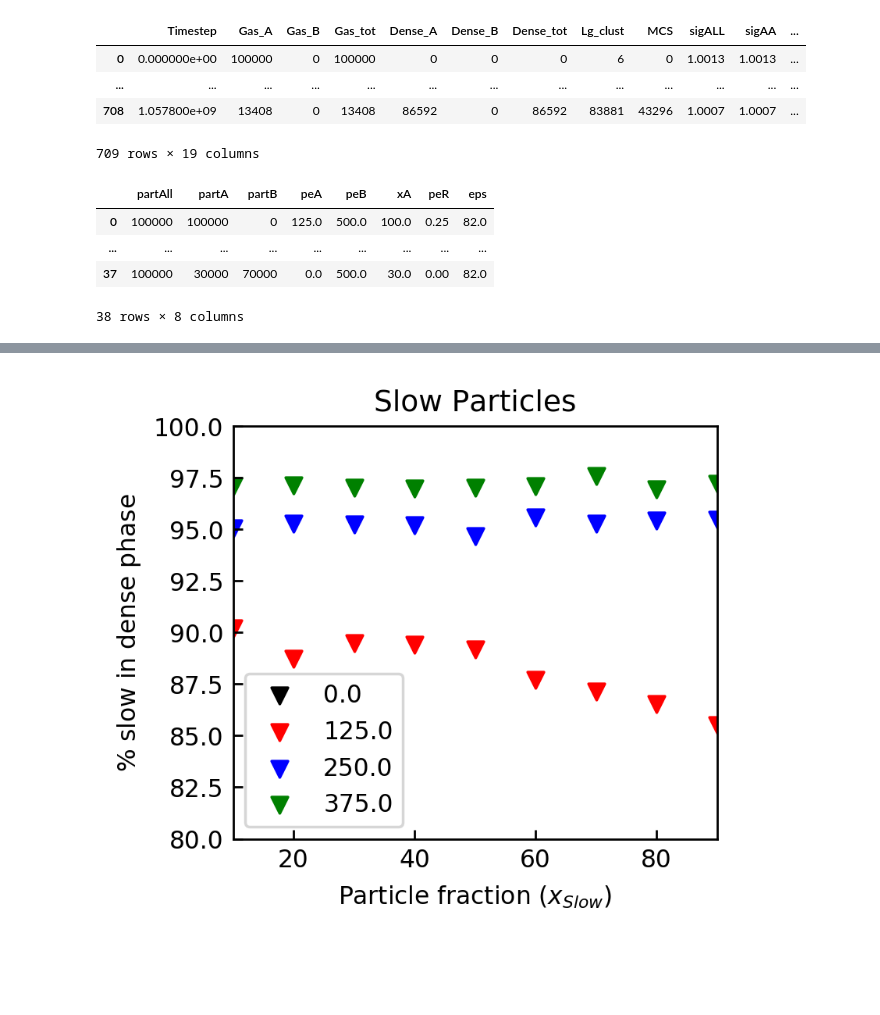
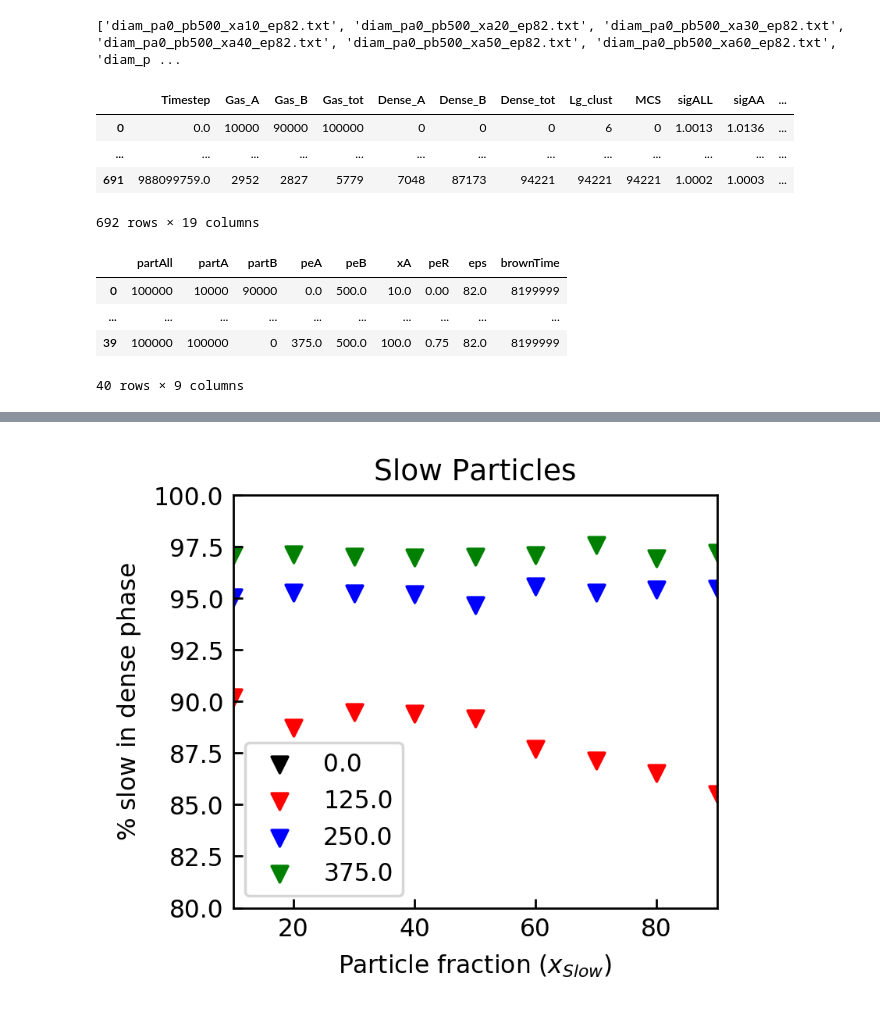
Before and after one commit to kolbt/whingdingdilly, a Jupyter notebook: ipython/particle_fraction/par_frac_data.ipynb, the cells around one changed output, grey strips where cells are left out. Saved outputs shown, nothing was run; the diff lists cells and outputs as text; code cells hidden in the pictures; blank space fills up the shorter version.

```diff
--- a/ipython/particle_fraction/par_frac_data.ipynb
+++ b/ipython/particle_fraction/par_frac_data.ipynb
@@ -133,3 +192,15 @@ all_sims = []
+# %%
+# Sort the textfiles by pa (low, high) and then by xa (low, high)
+paList = []
+xaList = []
+for i in xrange(len(txtFiles)):
+    paList.append(getFromTxt(txtFiles[i], "pa", "_pb"))
+    xaList.append(getFromTxt(txtFiles[i], "xa", "_ep"))
+indArr = slowSort(paList, xaList)
+indSort(txtFiles, indArr)
+print(txtFiles)
+# %% [output]
+['diam_pa0_pb500_xa10_ep82.txt', 'diam_pa0_pb500_xa20_ep82.txt', 'diam_pa0_pb500_xa30_ep82.txt', 'diam_pa0_pb500_xa40_ep82.txt', 'diam_pa0_pb500_xa50_ep82.txt', 'diam_pa0_pb500_xa60_ep82.txt', 'diam_p ...
 # %%
 # Using the absolute path means I can go to whatever directory I want
 os.chdir(dataPath)
@@ -143,35 +214,36 @@ os.chdir(fracPath)
 display(all_sims[0])
 # %% [output]
 |  | Timestep | Gas_A | Gas_B | Gas_tot | Dense_A | Dense_B | Dense_tot | Lg_clust | MCS | sigALL | sigAA | ... |
-| 0 | 0.000000e+00 | 100000 | 0 | 100000 | 0 | 0 | 0 | 6 | 0 | 1.0013 | 1.0013 | ... |
+| 0 | 0.0 | 10000 | 90000 | 100000 | 0 | 0 | 0 | 6 | 0 | 1.0013 | 1.0136 | ... |
 | ... | ... | ... | ... | ... | ... | ... | ... | ... | ... | ... | ... | ... |
-| 708 | 1.057800e+09 | 13408 | 0 | 13408 | 86592 | 0 | 86592 | 83881 | 43296 | 1.0007 | 1.0007 | ... |
+| 691 | 988099759.0 | 2952 | 2827 | 5779 | 7048 | 87173 | 94221 | 94221 | 94221 | 1.0002 | 1.0003 | ... |
-709 rows × 19 columns
+692 rows × 19 columns
 # %%
 # Make an additional frame that gives total number of particles, and simulation parameters
 paramList = []
 for i in range(0, len(txtFiles)):
     partAll = all_sims[i]['Gas_tot'][0]
     partA = all_sims[i]['Gas_A'][0]
     partB = all_sims[i]['Gas_B'][0]
     pa = getFromTxt(txtFiles[i], "pa", "_pb")
     pb = getFromTxt(txtFiles[i], "pb", "_xa")
     xa = getFromTxt(txtFiles[i], "xa", "_ep")
     ep = getFromTxt(txtFiles[i], "ep", ".txt")
+    converT = computeTauPerTstep(ep)
 
     try:
         prat = float(pa)/float(pb)
     except:
         prat = 0.0
-    paramList.append((partAll, partA, partB, pa, pb, xa, prat, ep))
+    paramList.append((partAll, partA, partB, pa, pb, xa, prat, ep, converT))
 
-params = pd.DataFrame(paramList, columns=['partAll', 'partA', 'partB', 'peA', 'peB', 'xA', 'peR', 'eps'])
+params = pd.DataFrame(paramList, columns=['partAll', 'partA', 'partB', 'peA', 'peB', 'xA', 'peR', 'eps', 'brownTime'])
 display(params)
 # %% [output]
-|  | partAll | partA | partB | peA | peB | xA | peR | eps |
-| 0 | 100000 | 100000 | 0 | 125.0 | 500.0 | 100.0 | 0.25 | 82.0 |
-| ... | ... | ... | ... | ... | ... | ... | ... | ... |
-| 37 | 100000 | 30000 | 70000 | 0.0 | 500.0 | 30.0 | 0.00 | 82.0 |
+|  | partAll | partA | partB | peA | peB | xA | peR | eps | brownTime |
+| 0 | 100000 | 10000 | 90000 | 0.0 | 500.0 | 10.0 | 0.00 | 82.0 | 8199999 |
+| ... | ... | ... | ... | ... | ... | ... | ... | ... | ... |
+| 39 | 100000 | 100000 | 0 | 375.0 | 500.0 | 100.0 | 0.75 | 82.0 | 8199999 |
-38 rows × 8 columns
+40 rows × 9 columns
 # %%
 # How many frames to average over for steady-state
```
Also changed, not shown: parts of 7 cells of this notebook.
